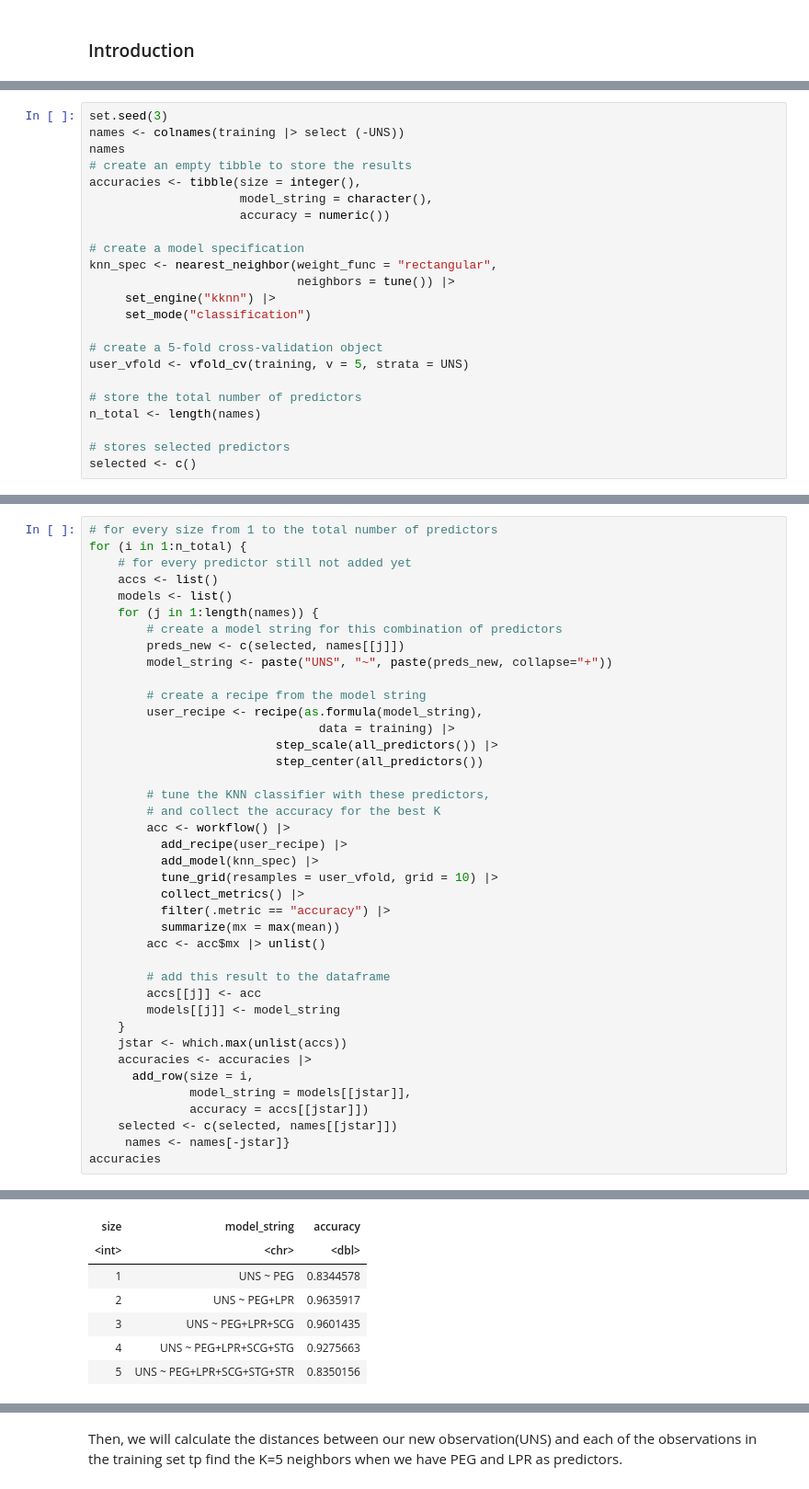
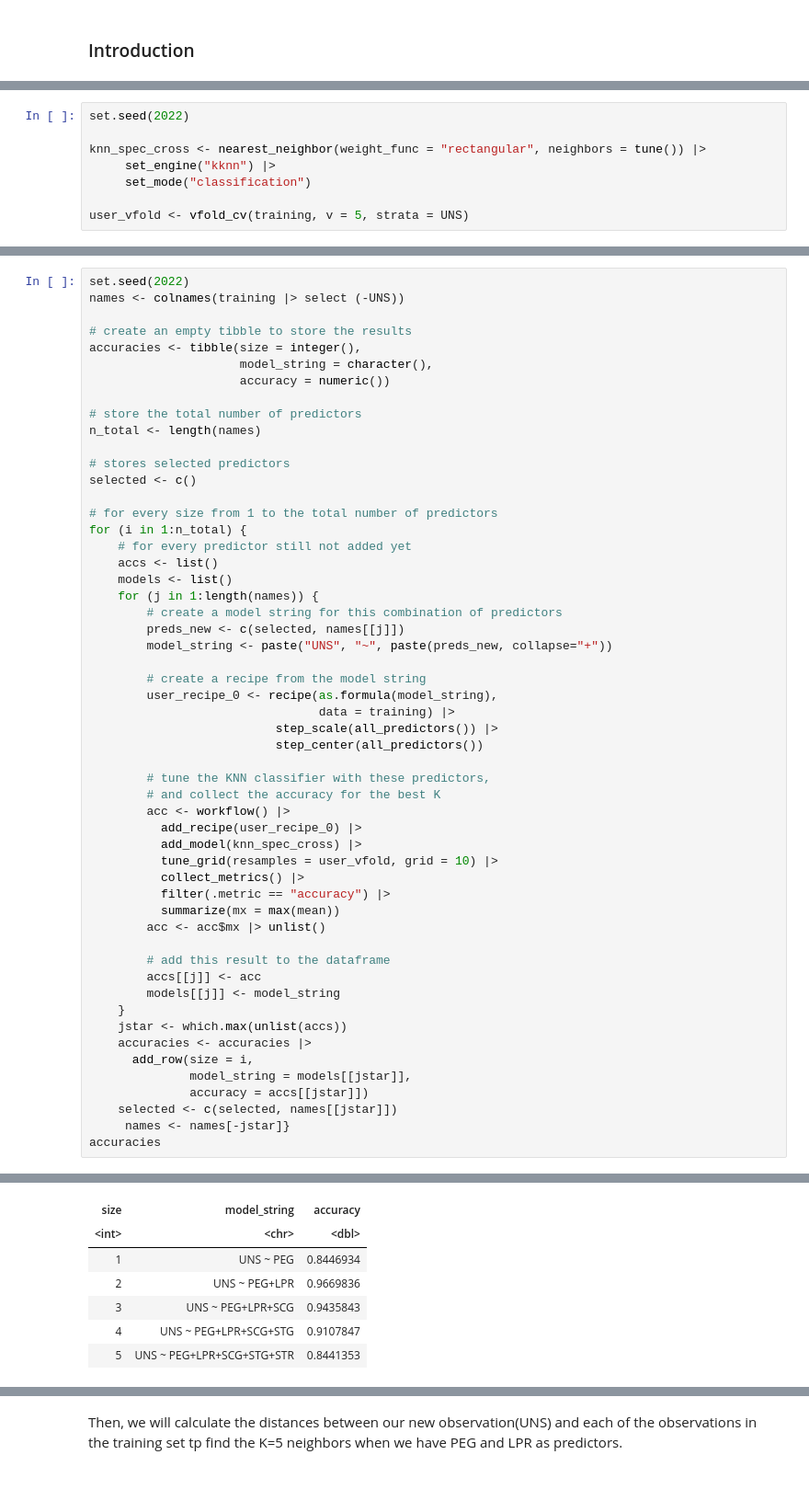
Before and after one commit to TPPJT/DSCI-Group-Project, a Jupyter notebook: GroupProject_1.ipynb, the cells around one changed output, grey strips where cells are left out. Shown at 92% size. Drawn from its saved outputs; the diff is of its cells as text.

```diff
--- a/GroupProject_1.ipynb
+++ b/GroupProject_1.ipynb
@@ -111,23 +90,8 @@ Forward Selection
 # %%
-set.seed(3)
-names <- colnames(training |> select (-UNS))
-names
-# create an empty tibble to store the results
-accuracies <- tibble(size = integer(),
-                     model_string = character(),
-                     accuracy = numeric())
+set.seed(2022)
 
-# create a model specification
-knn_spec <- nearest_neighbor(weight_func = "rectangular",
-                             neighbors = tune()) |>
+knn_spec_cross <- nearest_neighbor(weight_func = "rectangular", neighbors = tune()) |>
      set_engine("kknn") |>
      set_mode("classification")
 
-# create a 5-fold cross-validation object
 user_vfold <- vfold_cv(training, v = 5, strata = UNS)
-
-# store the total number of predictors
-n_total <- length(names)
-
-# stores selected predictors
-selected <- c()
@@ -136,4 +100,18 @@ selected <- c()
 # %%
+set.seed(2022)
+names <- colnames(training |> select (-UNS))
+
+# create an empty tibble to store the results
+accuracies <- tibble(size = integer(),
+                     model_string = character(),
+                     accuracy = numeric())
+
+# store the total number of predictors
+n_total <- length(names)
+
+# stores selected predictors
+selected <- c()
+
 # for every size from 1 to the total number of predictors
 for (i in 1:n_total) {
     # for every predictor still not added yet
@@ -145,40 +123,40 @@ for (i in 1:n_total) {
         model_string <- paste("UNS", "~", paste(preds_new, collapse="+"))
 
         # create a recipe from the model string
-        user_recipe <- recipe(as.formula(model_string),
+        user_recipe_0 <- recipe(as.formula(model_string),
                                 data = training) |>
                           step_scale(all_predictors()) |>
                           step_center(all_predictors())
 
         # tune the KNN classifier with these predictors,
         # and collect the accuracy for the best K
         acc <- workflow() |>
-          add_recipe(user_recipe) |>
-          add_model(knn_spec) |>
+          add_recipe(user_recipe_0) |>
+          add_model(knn_spec_cross) |>
           tune_grid(resamples = user_vfold, grid = 10) |>
           collect_metrics() |>
           filter(.metric == "accuracy") |>
           summarize(mx = max(mean))
         acc <- acc$mx |> unlist()
 
         # add this result to the dataframe
         accs[[j]] <- acc
         models[[j]] <- model_string
     }
     jstar <- which.max(unlist(accs))
     accuracies <- accuracies |>
       add_row(size = i,
               model_string = models[[jstar]],
               accuracy = accs[[jstar]])
     selected <- c(selected, names[[jstar]])
      names <- names[-jstar]}
 accuracies
 # %% [output]
 A tibble: 5 × 3
 | size | model_string | accuracy |
 | <int> | <chr> | <dbl> |
-| 1 | UNS ~ PEG | 0.8344578 |
-| 2 | UNS ~ PEG+LPR | 0.9635917 |
-| 3 | UNS ~ PEG+LPR+SCG | 0.9601435 |
-| 4 | UNS ~ PEG+LPR+SCG+STG | 0.9275663 |
-| 5 | UNS ~ PEG+LPR+SCG+STG+STR | 0.8350156 |
+| 1 | UNS ~ PEG | 0.8446934 |
+| 2 | UNS ~ PEG+LPR | 0.9669836 |
+| 3 | UNS ~ PEG+LPR+SCG | 0.9435843 |
+| 4 | UNS ~ PEG+LPR+SCG+STG | 0.9107847 |
+| 5 | UNS ~ PEG+LPR+SCG+STG+STR | 0.8441353 |
```
Also changed, not shown: parts of 29 cells of this notebook.
